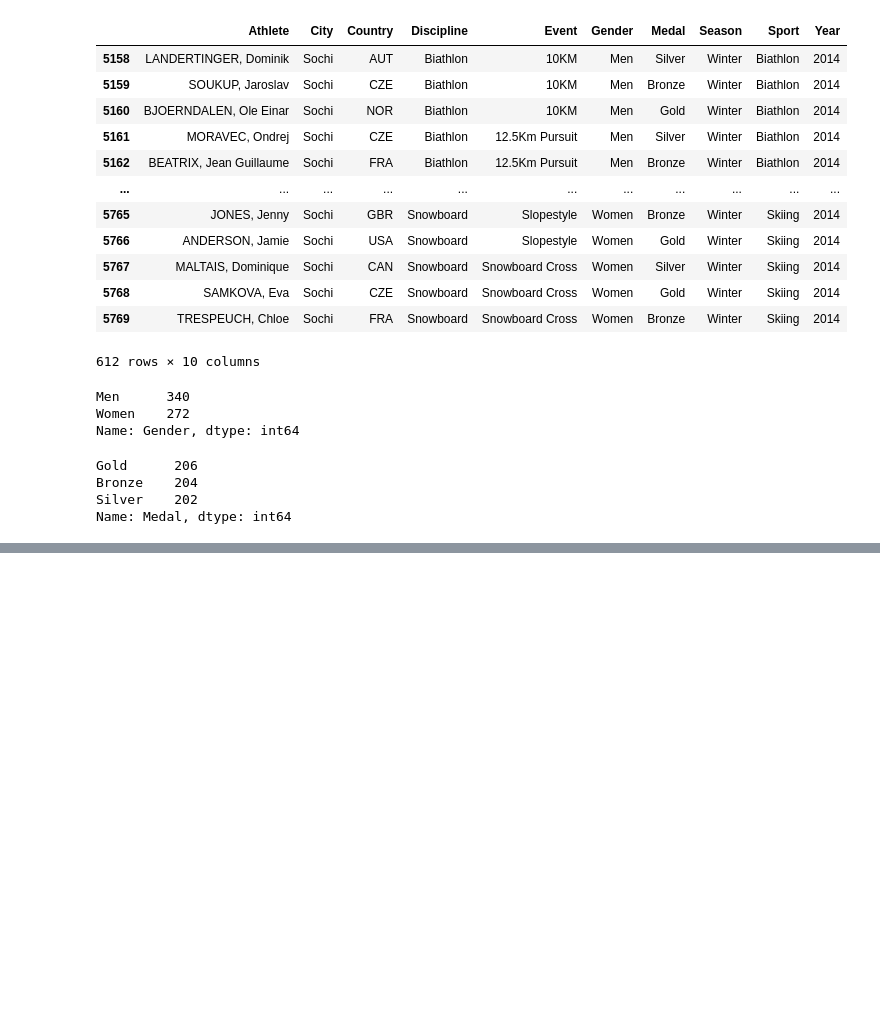
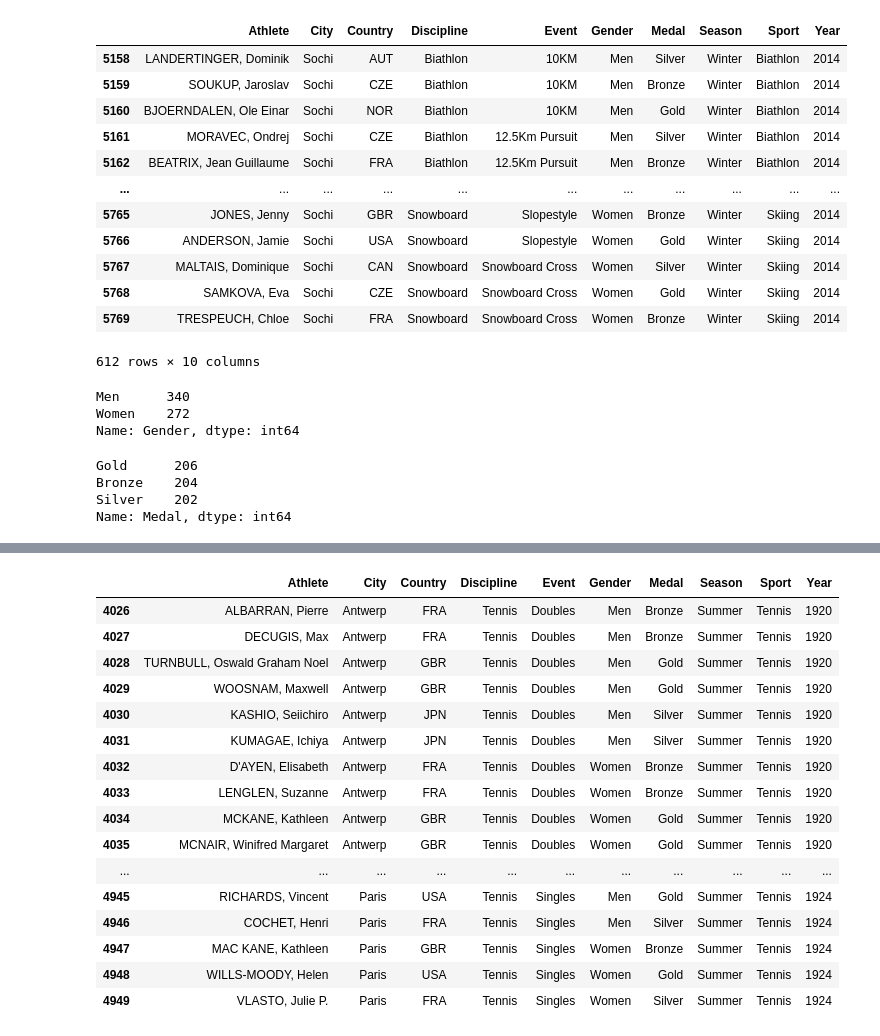
Before and after one commit to mollyboigon/wk-07-basic-analysis, a Jupyter notebook: wk-07 demo.ipynb, the cells around one changed output, grey strips where cells are left out. Saved outputs shown, nothing was run; the diff lists cells and outputs as text; code cells hidden in the pictures; blank space fills up the shorter version.

```diff
--- a/wk-07 demo.ipynb
+++ b/wk-07 demo.ipynb
@@ -186,0 +215,2 @@ Name: Medal, dtype: int64
+# %%
+oly[["Gender", "Medal", "Season"]] = oly[["Gender", "Medal", "Season"]].astype("category")
@@ -186,0 +290,24 @@ Name: Medal, dtype: int64
+# %%
+filter_1920 = oly["Year"] >= 1920
+filter_1950 = oly["Year"] <= 1950
+filter_tennis = oly["Sport"] == "Tennis"
+
+oly[filter_1920 & filter_1950 & filter_tennis]
+# %% [output]
+|  | Athlete | City | Country | Discipline | Event | Gender | Medal | Season | Sport | Year |
+| 4026 | ALBARRAN, Pierre | Antwerp | FRA | Tennis | Doubles | Men | Bronze | Summer | Tennis | 1920 |
+| 4027 | DECUGIS, Max | Antwerp | FRA | Tennis | Doubles | Men | Bronze | Summer | Tennis | 1920 |
+| 4028 | TURNBULL, Oswald Graham Noel | Antwerp | GBR | Tennis | Doubles | Men | Gold | Summer | Tennis | 1920 |
+| 4029 | WOOSNAM, Maxwell | Antwerp | GBR | Tennis | Doubles | Men | Gold | Summer | Tennis | 1920 |
+| 4030 | KASHIO, Seiichiro | Antwerp | JPN | Tennis | Doubles | Men | Silver | Summer | Tennis | 1920 |
+| 4031 | KUMAGAE, Ichiya | Antwerp | JPN | Tennis | Doubles | Men | Silver | Summer | Tennis | 1920 |
+| 4032 | D'AYEN, Elisabeth | Antwerp | FRA | Tennis | Doubles | Women | Bronze | Summer | Tennis | 1920 |
+| 4033 | LENGLEN, Suzanne | Antwerp | FRA | Tennis | Doubles | Women | Bronze | Summer | Tennis | 1920 |
+| 4034 | MCKANE, Kathleen | Antwerp | GBR | Tennis | Doubles | Women | Gold | Summer | Tennis | 1920 |
+| 4035 | MCNAIR, Winifred Margaret | Antwerp | GBR | Tennis | Doubles | Women | Gold | Summer | Tennis | 1920 |
+| ... | ... | ... | ... | ... | ... | ... | ... | ... | ... | ... |
+| 4945 | RICHARDS, Vincent | Paris | USA | Tennis | Singles | Men | Gold | Summer | Tennis | 1924 |
+| 4946 | COCHET, Henri | Paris | FRA | Tennis | Singles | Men | Silver | Summer | Tennis | 1924 |
+| 4947 | MAC KANE, Kathleen | Paris | GBR | Tennis | Singles | Women | Bronze | Summer | Tennis | 1924 |
+| 4948 | WILLS-MOODY, Helen | Paris | USA | Tennis | Singles | Women | Gold | Summer | Tennis | 1924 |
+| 4949 | VLASTO, Julie P. | Paris | FRA | Tennis | Singles | Women | Silver | Summer | Tennis | 1924 |
```
Also changed, not shown: parts of 19 cells of this notebook.
